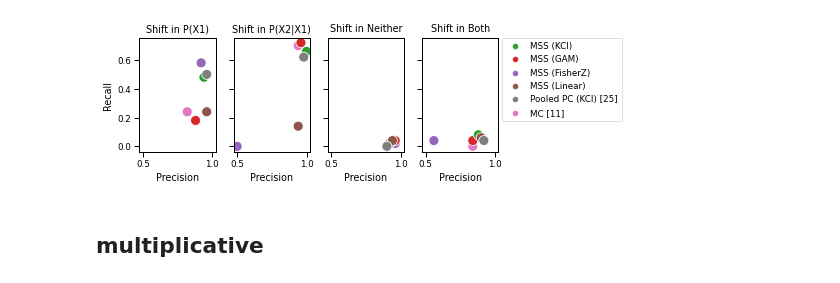
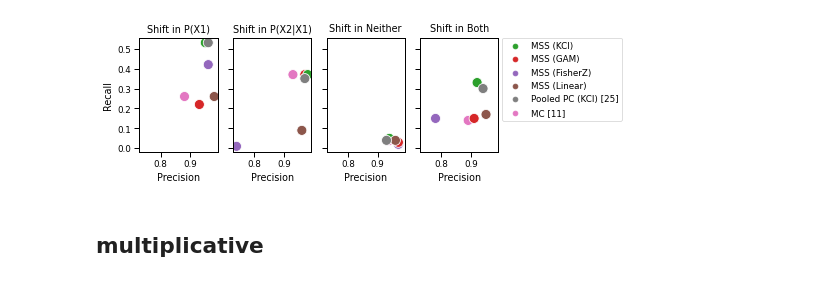
Before and after one commit to rflperry/sparse_shift, a Jupyter notebook: experiments/main_simulations/plot_bivariate_identifiability.ipynb, the cells around one changed output. Cells and saved outputs as stored; diff of their text form; code cells hidden in the pictures.

Commit message:
main sims plots

```diff
--- a/experiments/main_simulations/plot_bivariate_identifiability.ipynb
+++ b/experiments/main_simulations/plot_bivariate_identifiability.ipynb
@@ -3,15 +3,18 @@ import numpy as np
 import matplotlib.pyplot as plt
 import seaborn as sns
 import pandas as pd
+# %%
+SAVE_FIGURES = False
+RESULTS_DIR = './results_paper'
 # %%
 EXPERIMENT = 'bivariate_power'
 TAG = '_paper'
-df1 = pd.read_csv(f'./results/{EXPERIMENT}_results{TAG}.csv', sep=', ', engine='python')
+df1 = pd.read_csv(f'{RESULTS_DIR}/{EXPERIMENT}_results{TAG}.csv', sep=', ', engine='python')
 df1['Experiment'] = 'Additive'
 
 EXPERIMENT = 'bivariate_multiplic_power'
 TAG = ''
-df2 = pd.read_csv(f'./results/{EXPERIMENT}_results{TAG}.csv', sep=', ', engine='python')
+df2 = pd.read_csv(f'{RESULTS_DIR}/{EXPERIMENT}_results{TAG}.csv', sep=', ', engine='python')
 df1['Experiment'] = 'Multiplic.'
 
 df = pd.concat([df1, df2])
@@ -67,6 +64,0 @@ array(['MSS (KCI)', 'MSS (Linear)', 'MSS (GAM)', 'MSS (FisherZ)',
-# %%
-intv_targets = ['P(X1)', 'P(X2|X1)', 'Neither', 'Both']
-ax_var = 'intervention_targets'
-
-for targets in intv_targets:
-    display(plot_df[plot_df[ax_var] == targets].groupby('Test').mean().reset_index().head(3))
@@ -106,37 +81,33 @@ for targets, ax in zip(intv_targets, axes.flatten()):
 
     g = sns.scatterplot(
         data=plot_df[plot_df[ax_var] == targets].groupby('Test').mean().reset_index(),
         x=x_var,
         y=y_var,
         hue=hue,
         ax=ax,
-        # markers=['d', 'P', 's'],
         palette=[
             sns.color_palette("tab10")[i]
             for i in [2, 3, 4, 5, 7, 6] # 3, 4, 5,
         ],
         hue_order=[
             'MSS (KCI)',
             'MSS (GAM)',
             'MSS (FisherZ)',
             'MSS (Linear)',
             'Pooled PC (KCI) [25]',
             'MC [11]',
         ],
         legend='full',
-        # alpha=1,
         s=100
     )
-    # ax.axvline(0.05, ls=':', c='grey')
     ax.set_title(f'Shift in {targets}')
 
 plt.legend(bbox_to_anchor=(1.05, 1), loc=2, borderaxespad=0.)
 for ax in axes[:-1]:
     ax.get_legend().remove()
-# ax.set_ylim([0, 1])
-# ax.set_xlim([0, 1])
 plt.tight_layout()
-# plt.savefig('./figures/bivariate_power_plots.pdf')
+if SAVE_FIGURES:
+    plt.savefig('./figures/bivariate_power_plots.pdf')
 plt.show()
 # %% [output]
-[figure, old version]
+[figure, new version]
```
Also changed, not shown: parts of 5 cells of this notebook, 2 other files.
